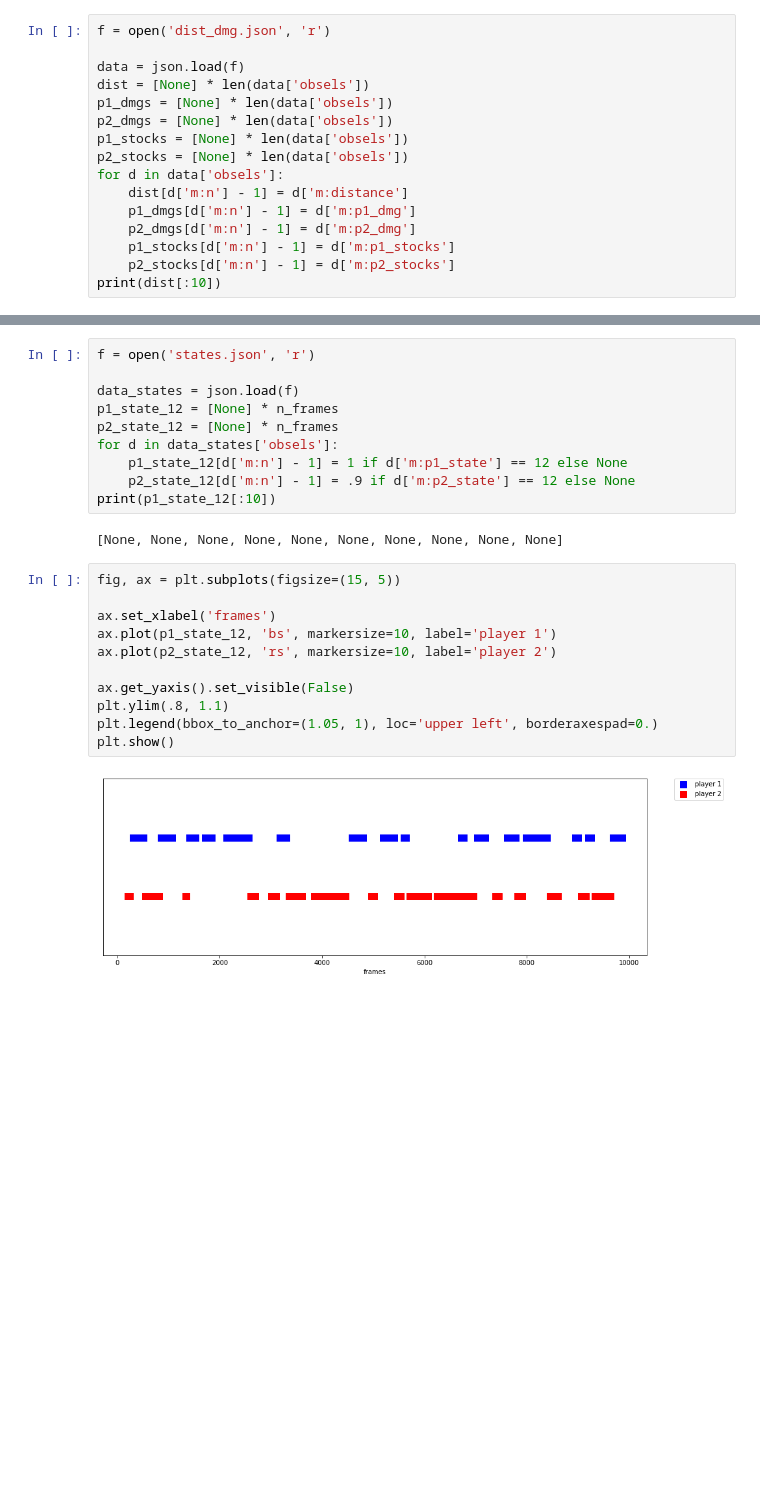
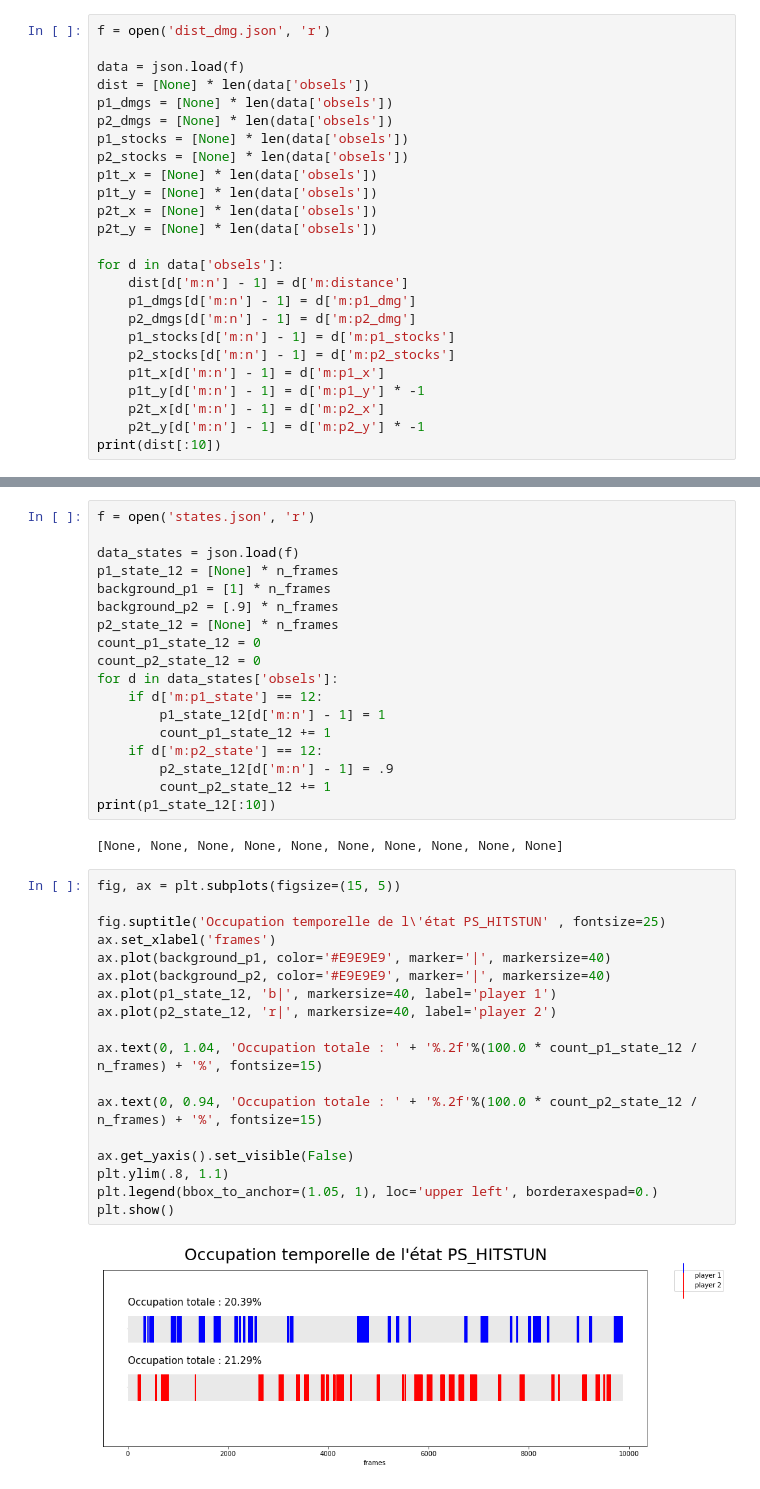
Before and after one commit to ThomasRanvier/dyna_conn, a Jupyter notebook: visualisation.ipynb, the cells around one changed output, grey strips where cells are left out. Drawn from its saved outputs; the diff is of its cells as text; blank space fills up the shorter version.

```diff
--- a/visualisation.ipynb
+++ b/visualisation.ipynb
@@ -15,12 +15,21 @@ p1_dmgs = [None] * len(data['obsels'])
 p2_dmgs = [None] * len(data['obsels'])
 p1_stocks = [None] * len(data['obsels'])
 p2_stocks = [None] * len(data['obsels'])
+p1t_x = [None] * len(data['obsels'])
+p1t_y = [None] * len(data['obsels'])
+p2t_x = [None] * len(data['obsels'])
+p2t_y = [None] * len(data['obsels'])
+
 for d in data['obsels']:
     dist[d['m:n'] - 1] = d['m:distance']
     p1_dmgs[d['m:n'] - 1] = d['m:p1_dmg']
     p2_dmgs[d['m:n'] - 1] = d['m:p2_dmg']
     p1_stocks[d['m:n'] - 1] = d['m:p1_stocks']
     p2_stocks[d['m:n'] - 1] = d['m:p2_stocks']
+    p1t_x[d['m:n'] - 1] = d['m:p1_x']
+    p1t_y[d['m:n'] - 1] = d['m:p1_y'] * -1
+    p2t_x[d['m:n'] - 1] = d['m:p2_x']
+    p2t_y[d['m:n'] - 1] = d['m:p2_y'] * -1
 print(dist[:10])
 # %% [output]
 [147456.0, 147456.0, 147456.0, 147456.0, 147456.0, 147456.0, 147456.0, 147456.0, 147456.0, 147456.0]
@@ -69,23 +90,38 @@ f = open('states.json', 'r')
 
 data_states = json.load(f)
 p1_state_12 = [None] * n_frames
+background_p1 = [1] * n_frames
+background_p2 = [.9] * n_frames
 p2_state_12 = [None] * n_frames
+count_p1_state_12 = 0
+count_p2_state_12 = 0
 for d in data_states['obsels']:
-    p1_state_12[d['m:n'] - 1] = 1 if d['m:p1_state'] == 12 else None
-    p2_state_12[d['m:n'] - 1] = .9 if d['m:p2_state'] == 12 else None
+    if d['m:p1_state'] == 12:
+        p1_state_12[d['m:n'] - 1] = 1
+        count_p1_state_12 += 1
+    if d['m:p2_state'] == 12:
+        p2_state_12[d['m:n'] - 1] = .9
+        count_p2_state_12 += 1
 print(p1_state_12[:10])
 # %% [output]
 [None, None, None, None, None, None, None, None, None, None]
 # %%
 fig, ax = plt.subplots(figsize=(15, 5))
 
+fig.suptitle('Occupation temporelle de l\'état PS_HITSTUN' , fontsize=25)
 ax.set_xlabel('frames')
-ax.plot(p1_state_12, 'bs', markersize=10, label='player 1')
-ax.plot(p2_state_12, 'rs', markersize=10, label='player 2')
+ax.plot(background_p1, color='#E9E9E9', marker='|', markersize=40)
+ax.plot(background_p2, color='#E9E9E9', marker='|', markersize=40)
+ax.plot(p1_state_12, 'b|', markersize=40, label='player 1')
+ax.plot(p2_state_12, 'r|', markersize=40, label='player 2')
+
+ax.text(0, 1.04, 'Occupation totale : ' + '%.2f'%(100.0 * count_p1_state_12 / n_frames) + '%', fontsize=15)
+
+ax.text(0, 0.94, 'Occupation totale : ' + '%.2f'%(100.0 * count_p2_state_12 / n_frames) + '%', fontsize=15)
 
 ax.get_yaxis().set_visible(False)
 plt.ylim(.8, 1.1)
 plt.legend(bbox_to_anchor=(1.05, 1), loc='upper left', borderaxespad=0.)
 plt.show()
 # %% [output]
-[figure, old version]
+[figure, new version]
```
Also changed, not shown: parts of 14 cells of this notebook, 3 other files.
